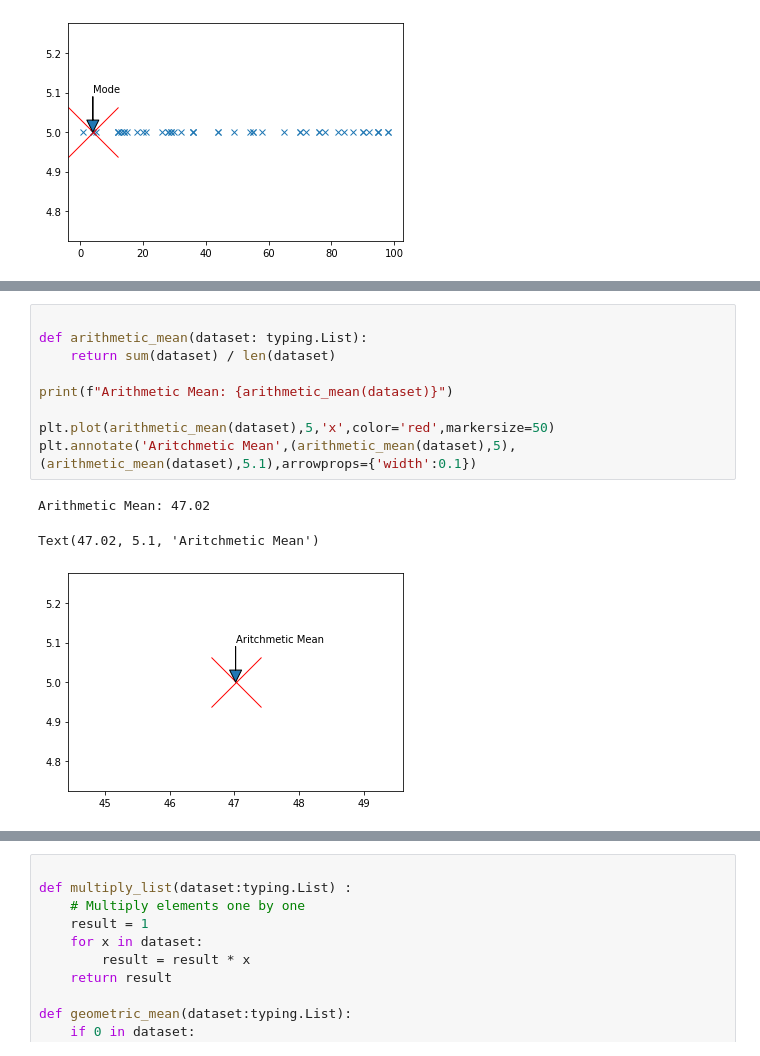
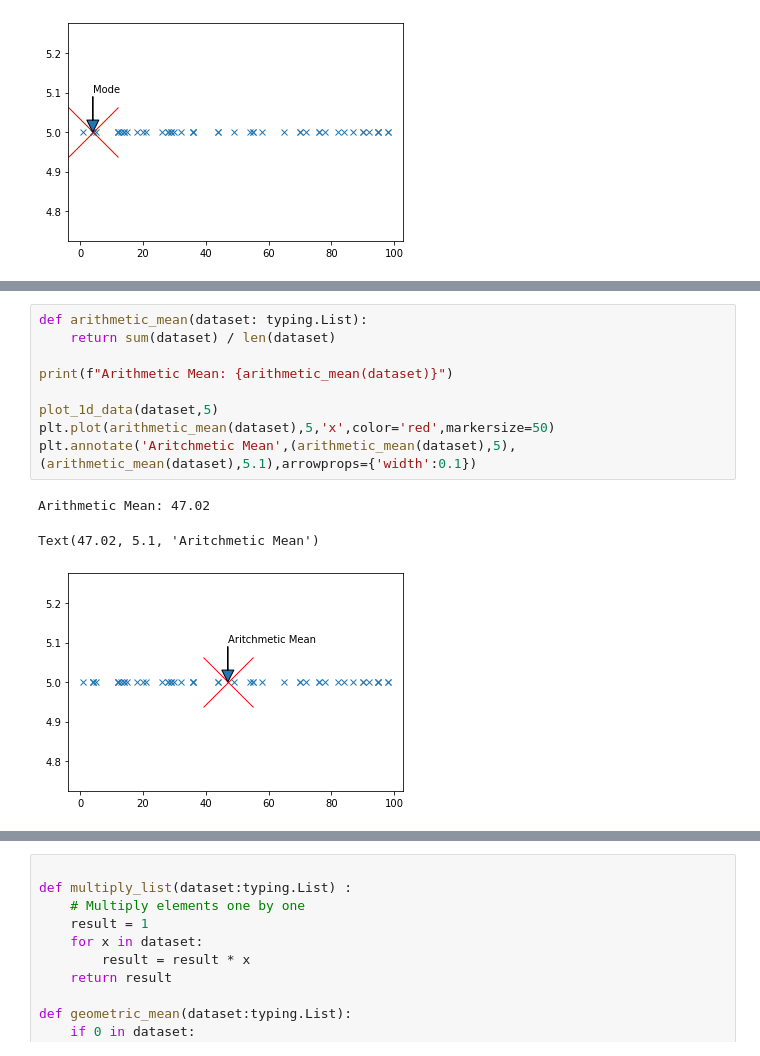
Before and after one commit to JackMcKew/jackmckew.dev, a Jupyter notebook: drafts/2020/types-of-means/notebooks/types-of-means.ipynb, the cells around one changed output, grey strips where cells are left out. Drawn from its saved outputs; the diff is of its cells as text.

```diff
--- a/drafts/2020/types-of-means/notebooks/types-of-means.ipynb
+++ b/drafts/2020/types-of-means/notebooks/types-of-means.ipynb
@@ -49,13 +81,13 @@ Text(4, 5.1, 'Mode')
 # %%
-
 def arithmetic_mean(dataset: typing.List):
     return sum(dataset) / len(dataset)
 
 print(f"Arithmetic Mean: {arithmetic_mean(dataset)}")
 
+plot_1d_data(dataset,5)
 plt.plot(arithmetic_mean(dataset),5,'x',color='red',markersize=50)
 plt.annotate('Aritchmetic Mean',(arithmetic_mean(dataset),5),(arithmetic_mean(dataset),5.1),arrowprops={'width':0.1})
 # %% [output]
 Arithmetic Mean: 47.02
 Text(47.02, 5.1, 'Aritchmetic Mean')
-[figure, old version]
+[figure, new version]
```
Also changed, not shown: parts of 7 cells of this notebook.
